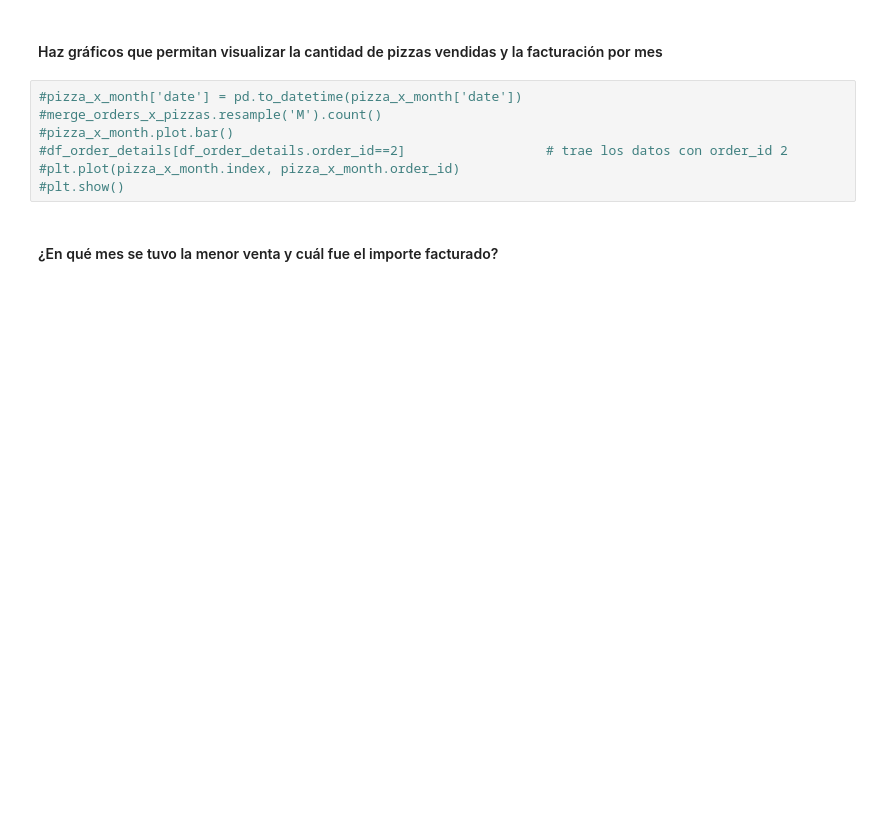
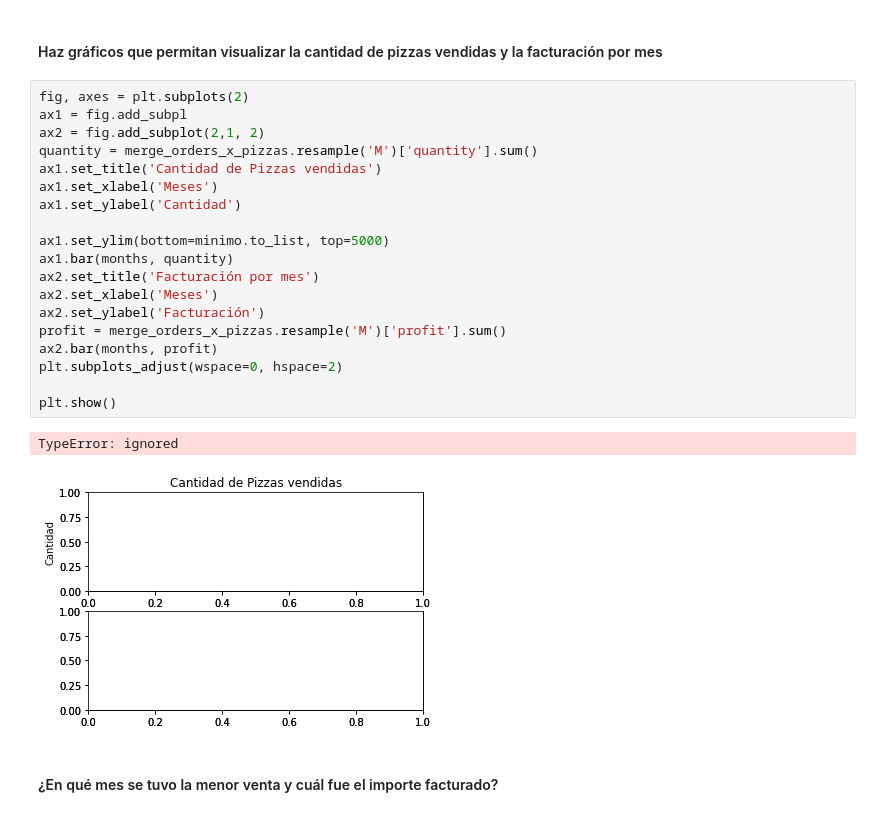
Before and after one commit to pablonunez81/ucom_intro_prog_final_work, a Jupyter notebook: M1_Trabajo_Final_pnunez_bbenitez.ipynb, the cells around one changed output. Saved outputs shown, nothing was run; the diff lists cells and outputs as text; blank space fills up the shorter version.

```diff
--- a/M1_Trabajo_Final_pnunez_bbenitez.ipynb
+++ b/M1_Trabajo_Final_pnunez_bbenitez.ipynb
@@ -435,13 +435,28 @@ merge_orders_x_pizzas.resample('M')['quantity', 'profit'].sum()
 | 2015-12-31 | 3935 | 64701.15 |
 # %% [markdown]
 #### Haz gráficos que permitan visualizar la cantidad de pizzas vendidas y la facturación por mes
-# %%
-#pizza_x_month['date'] = pd.to_datetime(pizza_x_month['date'])
-#merge_orders_x_pizzas.resample('M').count()
-#pizza_x_month.plot.bar()
-#df_order_details[df_order_details.order_id==2]                  # trae los datos con order_id 2
-#plt.plot(pizza_x_month.index, pizza_x_month.order_id)
-#plt.show()
+# %%
+fig, axes = plt.subplots(2)
+ax1 = fig.add_subpl
+ax2 = fig.add_subplot(2,1, 2)
+quantity = merge_orders_x_pizzas.resample('M')['quantity'].sum()
+ax1.set_title('Cantidad de Pizzas vendidas')
+ax1.set_xlabel('Meses')
+ax1.set_ylabel('Cantidad')
+
+ax1.set_ylim(bottom=minimo.to_list, top=5000)
+ax1.bar(months, quantity)
+ax2.set_title('Facturación por mes')
+ax2.set_xlabel('Meses')
+ax2.set_ylabel('Facturación')
+profit = merge_orders_x_pizzas.resample('M')['profit'].sum()
+ax2.bar(months, profit)
+plt.subplots_adjust(wspace=0, hspace=2)
+
+plt.show()
+# %% [output]
+TypeError: ignored
+[figure, added]
 # %% [markdown]
 #### ¿En qué mes se tuvo la menor venta y cuál fue el importe facturado?
 # %% [markdown]
```
